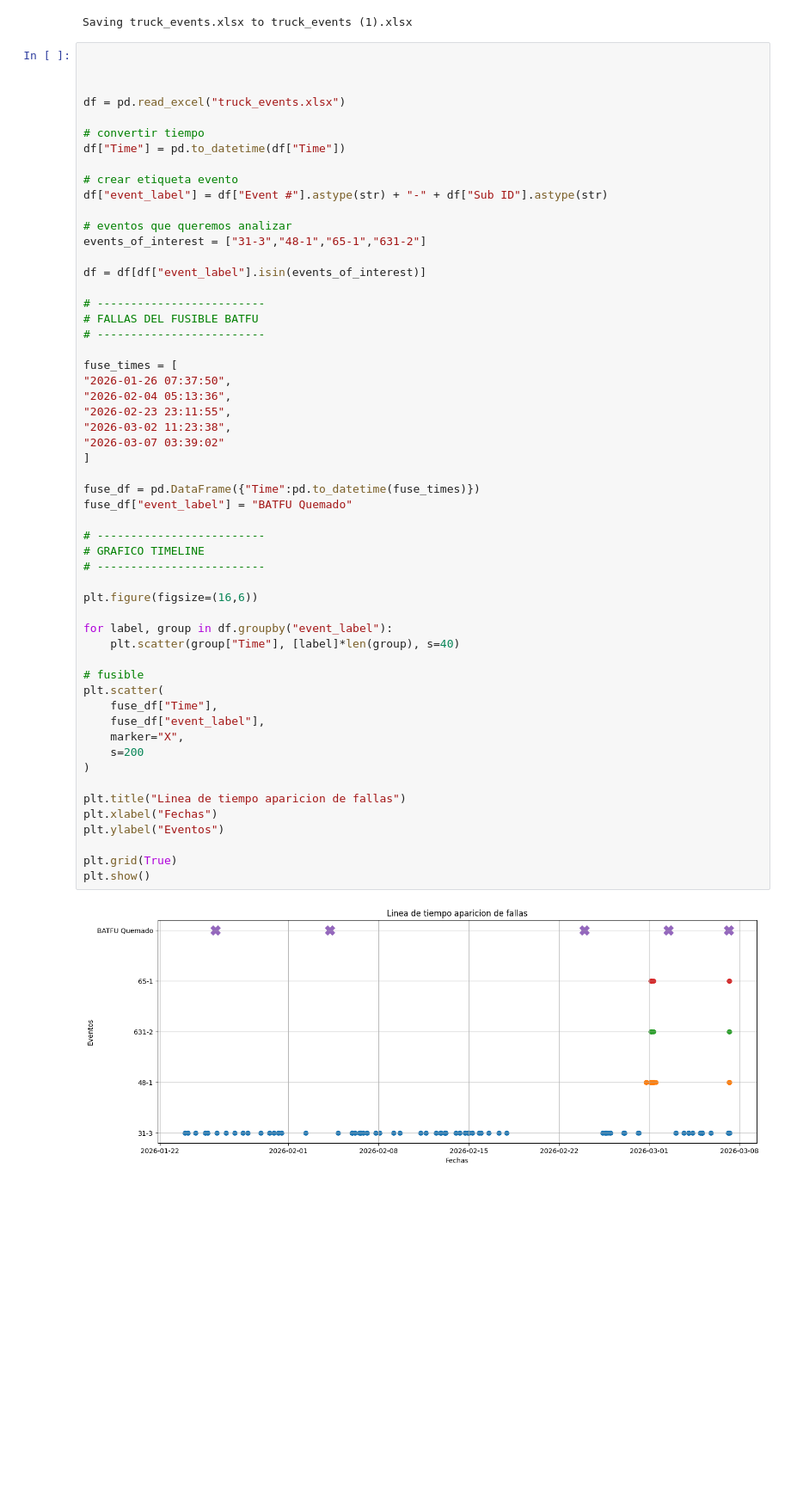
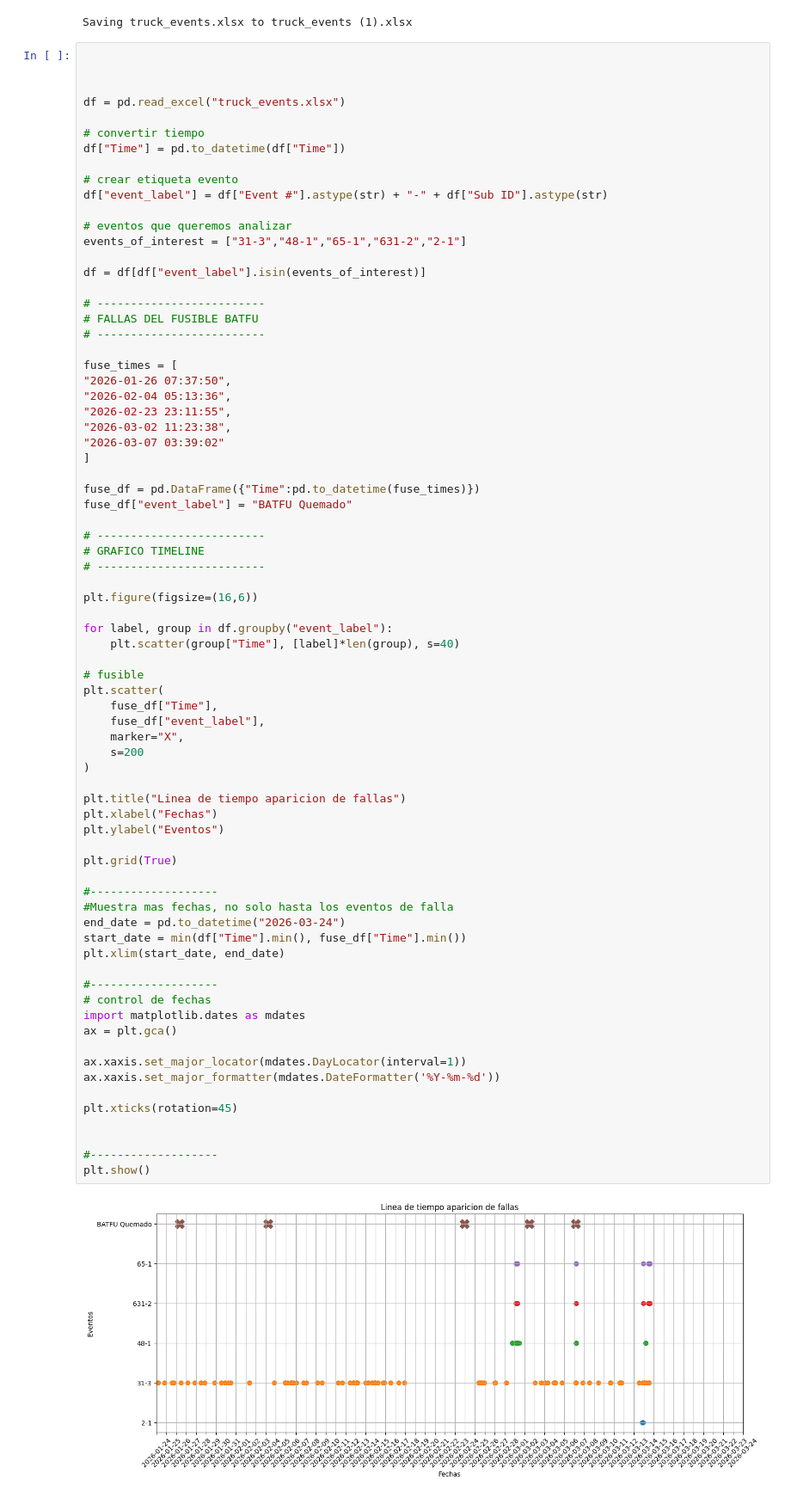
Before and after one commit to JorgePeje/test-python-utec, a Jupyter notebook: LineatiempoGEconparadas.ipynb, the cells around one changed output. Shown at 86% size. Cells and saved outputs as stored; diff of their text form; blank space fills up the shorter version.

```diff
--- a/LineatiempoGEconparadas.ipynb
+++ b/LineatiempoGEconparadas.ipynb
@@ -26,7 +26,7 @@ df["Time"] = pd.to_datetime(df["Time"])
 df["event_label"] = df["Event #"].astype(str) + "-" + df["Sub ID"].astype(str)
 
 # eventos que queremos analizar
-events_of_interest = ["31-3","48-1","65-1","631-2"]
+events_of_interest = ["31-3","48-1","65-1","631-2","2-1"]
 
 df = df[df["event_label"].isin(events_of_interest)]
 
@@ -42,31 +42,50 @@ fuse_times = [
 "2026-03-07 03:39:02"
 ]
 
 fuse_df = pd.DataFrame({"Time":pd.to_datetime(fuse_times)})
 fuse_df["event_label"] = "BATFU Quemado"
 
 # -------------------------
 # GRAFICO TIMELINE
 # -------------------------
 
 plt.figure(figsize=(16,6))
 
 for label, group in df.groupby("event_label"):
     plt.scatter(group["Time"], [label]*len(group), s=40)
 
 # fusible
 plt.scatter(
     fuse_df["Time"],
     fuse_df["event_label"],
     marker="X",
     s=200
 )
 
 plt.title("Linea de tiempo aparicion de fallas")
 plt.xlabel("Fechas")
 plt.ylabel("Eventos")
 
 plt.grid(True)
+
+#-------------------
+#Muestra mas fechas, no solo hasta los eventos de falla
+end_date = pd.to_datetime("2026-03-24")
+start_date = min(df["Time"].min(), fuse_df["Time"].min())
+plt.xlim(start_date, end_date)
+
+#-------------------
+# control de fechas
+import matplotlib.dates as mdates
+ax = plt.gca()
+
+ax.xaxis.set_major_locator(mdates.DayLocator(interval=1))
+ax.xaxis.set_major_formatter(mdates.DateFormatter('%Y-%m-%d'))
+
+plt.xticks(rotation=45)
+
+
+#-------------------
 plt.show()
 # %% [output]
-[figure, old version]
+[figure, new version]
```
